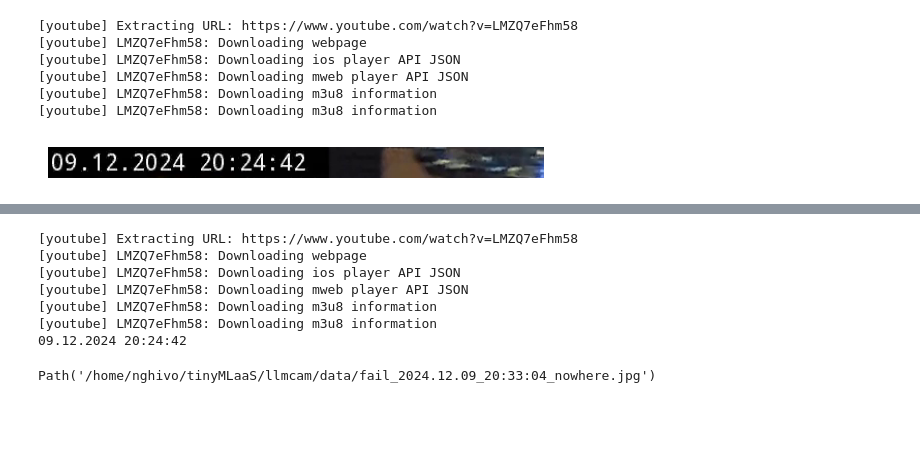
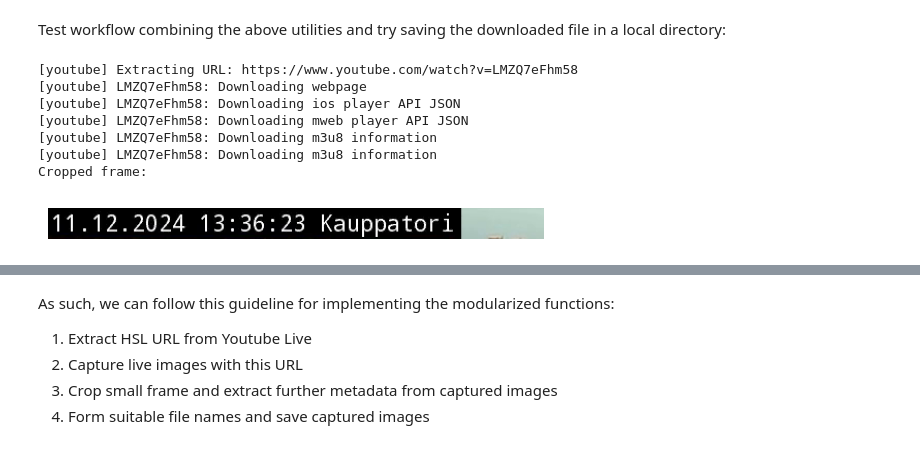
Before and after one commit to ninjalabo/llmcam_OLD, a Jupyter notebook: nbs/Vision/01_ytlive.ipynb, the cells around one changed output, grey strips where cells are left out. Drawn from its saved outputs; the diff is of its cells as text; code cells hidden in the pictures; blank space fills up the shorter version.

```diff
--- a/nbs/Vision/01_ytlive.ipynb
+++ b/nbs/Vision/01_ytlive.ipynb
@@ -45,13 +48,3 @@ ydl_opts = {
     'cookiefile': "cookies.txt",  # Path to the exported cookies file,  # Use cookies for authentication
     'download': False  # Set to True if you want to download
 }
-# %%
-#|eval: false
-with youtube_dl.YoutubeDL(ydl_opts) as ydl:
-    info = ydl.extract_info(nakyma_helsinkigista_youtube_live_url, download=False)
-    for o in info['formats']:
-        if o['resolution'] == '1280x720':
-            print(o['url'])
-            break
-    else:
-        raise ValueError("No 1280x720 format")
@@ -90,8 +90,8 @@ def crop_frame(frame, crop=(0, 0, 480, 30)):
 def frame_to_text(frame): return pytesseract.image_to_string(cv2.cvtColor(frame, cv2.COLOR_BGR2RGB)).strip()
 # %%
-#|export
+#| export
 def known(txt:str, known_places:str) -> str:
-    "try to find one of `known_places` are included in the given `txt`"
+    """Try to find one of `known_places` are included in the given `txt`"""
     for o in known_places:
         #print(o, "in", txt)
         if o in txt:
@@ -101,8 +102,8 @@ def known(txt:str, known_places:str) -> str:
 assert known("Torninnnnnn", nakyma_helsinki_known_places)=="Torni"
 # %%
-#|export
+#| export
 def meta(frame, known_places=nakyma_helsinki_known_places, printing=False):
-    "Withdraw meta data, datetime & place"
+    """Withdraw meta data, datetime & place"""
     # "04.10.2024  14:53:49  Kauppatori", Original format
     txt = frame_to_text(frame)
     if printing==True: print(txt)
@@ -117,23 +118,33 @@ def meta(frame, known_places=nakyma_helsinki_known_places, printing=False):
 def fname(prefix, dt, pl): return f"""{prefix}{dt.strftime("%Y.%m.%d_%H:%M:%S")}_{pl}.jpg"""
+# %% [markdown]
+Test workflow combining the above utilities and try saving the downloaded file in a local directory:
 # %%
 #| eval: false
 url = stream_url(nakyma_helsinkigista_youtube_live_url, ydl_opts)
 cap = cv2.VideoCapture(url)
 ret, frame = cap.read()
 if ret:
+    print("Cropped frame:")
     show_frame(crop_frame(frame))
-    print(frame_to_text(crop_frame(frame)))
+
+    print("Text in cropped frame:", frame_to_text(crop_frame(frame)))
     try:
-        print(fname("cap_", *meta(crop_frame(frame), printing=True)))
-    except Exception as e:
-        print(e)
+        file_name = fname("cap_", *meta(crop_frame(frame), printing=True))
+    except:
+        file_name = fname("fail_", datetime.now(), "nowhere")
+    print("File name:", file_name)
+    path = Path(os.getenv("LLMCAM_DATA", "../data"))/file_name
+    path.parent.mkdir(parents=True, exist_ok=True)
+    cv2.imwrite(path, frame)
+    print("Saved to:", path)
 else:
     print("Failed to capture frame.")
 # %% [output]
 [youtube] Extracting URL: https://www.youtube.com/watch?v=LMZQ7eFhm58
 [youtube] LMZQ7eFhm58: Downloading webpage
 [youtube] LMZQ7eFhm58: Downloading ios player API JSON
 [youtube] LMZQ7eFhm58: Downloading mweb player API JSON
 [youtube] LMZQ7eFhm58: Downloading m3u8 information
 [youtube] LMZQ7eFhm58: Downloading m3u8 information
+Cropped frame:
-[figure, old version]
+[figure, new version]
@@ -143,30 +155,7 @@ No place specified
-# %%
-#|eval: false
-def capture_youtube_live_frame(youtube_live_url:str=nakyma_helsinkigista_youtube_live_url):
-    "Capture a frame from the given YouTube Live URL and save into a JPEG file"
-
-    url = stream_url(youtube_live_url, ydl_opts)
-    cap = cv2.VideoCapture(url)
-    ret, frame = cap.read()
-    #show_frame(crop_frame(frame))
-    if ret==False:
-        raise Exception("Failed to capture frame.")
-    try:
-        path = Path(os.getenv("LLMCAM_DATA", "../data"))/fname("cap_", *meta(crop_frame(frame), printing=True))
-    except:
-        path = Path(os.getenv("LLMCAM_DATA", "../data"))/fname("fail_", datetime.now(), "nowhere")
-    path.parent.mkdir(parents=True, exist_ok=True)
-    cv2.imwrite(path, frame)
-    return path
-
-file = capture_youtube_live_frame()
-file
-# %% [output]
-[youtube] Extracting URL: https://www.youtube.com/watch?v=LMZQ7eFhm58
-[youtube] LMZQ7eFhm58: Downloading webpage
-[youtube] LMZQ7eFhm58: Downloading ios player API JSON
-[youtube] LMZQ7eFhm58: Downloading mweb player API JSON
-[youtube] LMZQ7eFhm58: Downloading m3u8 information
-[youtube] LMZQ7eFhm58: Downloading m3u8 information
-09.12.2024 20:24:42
-Path('/home/nghivo/tinyMLaaS/llmcam/data/fail_2024.12.09_20:33:04_nowhere.jpg')
+# %% [markdown]
+As such, we can follow this guideline for implementing the modularized functions:
+
+1. Extract HSL URL from Youtube Live
+2. Capture live images with this URL
+3. Crop small frame and extract further metadata from captured images
+4. Form suitable file names and save captured images
```
Also changed, not shown: parts of 41 cells of this notebook, 2 other files.
